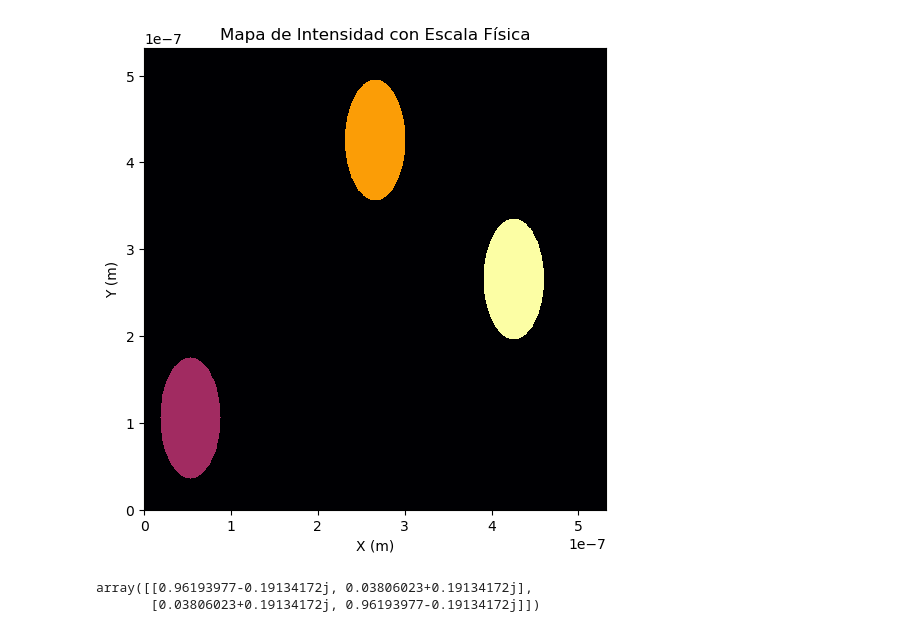
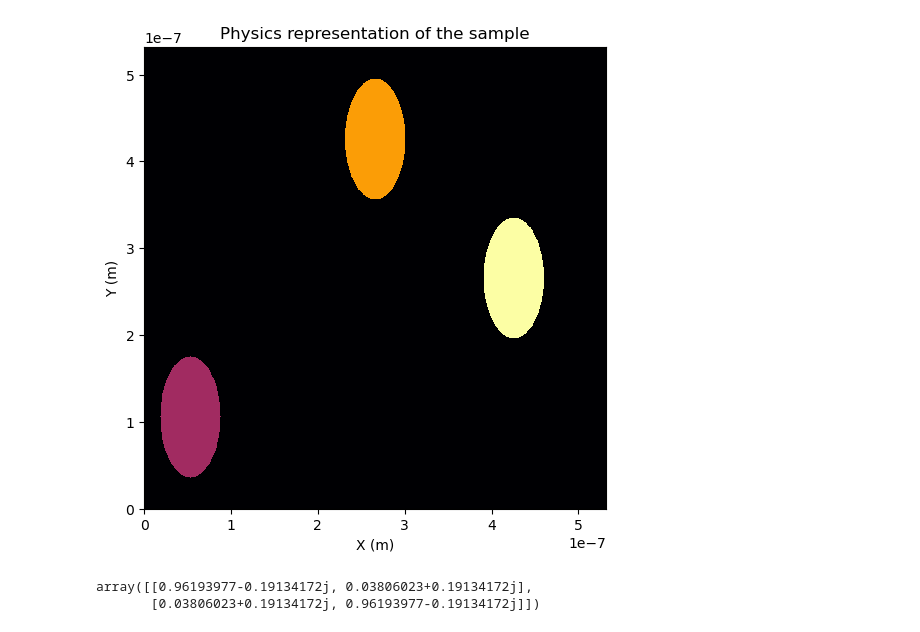
Before and after one commit to Aguiario/Polarimetric_Interferomerty, a Jupyter notebook: pixels.ipynb, the cells around one changed output. Cells and saved outputs as stored; diff of their text form; code cells hidden in the pictures.

```diff
--- a/pixels.ipynb
+++ b/pixels.ipynb
@@ -47,35 +47,35 @@ intensity_values = [100, 180, 230]  # Valores entre 0 y 255
 globulo_matrices = [
     pi.jones_matrix(delta_chi, np.pi/2),        # Glóbulo 1
     pi.jones_matrix(delta_chi/3, np.pi/3),  # Glóbulo 2
     pi.jones_matrix(delta_chi/8, np.pi/4)   # Glóbulo 3
 ]
 
 # Generar los glóbulos rojos con intensidades y matrices definidas
 for (center_x, center_y), intensity_value, globulo_matrix in zip(fixed_positions, intensity_values, globulo_matrices):
     y, x = np.ogrid[:y_size, :x_size]
     mask = (x - center_x)**2 + (y - center_y)**2 <= (diameter_pixels // 2) ** 2
     sample_image[mask] = intensity_value  # Asignar intensidad en la imagen
     sample[mask, :, :] = globulo_matrix  # Asignar la matriz específica en sample
 
 # Función para convertir píxeles a metros
 def pixel_to_meter(x_pixel, y_pixel):
     x_meter = x_pixel * x_scale
     y_meter = y_pixel * y_scale
     return x_meter, y_meter
 
 # Convertir posiciones de píxeles a metros
 physical_positions = [pixel_to_meter(x, y) for x, y in fixed_positions]
 
 # Graficar el mapa de intensidad con escala en metros (sample_image)
 plt.figure(figsize=(6, 6))
 extent = [0, x_size * x_scale, 0, y_size * y_scale]  # Extender en unidades físicas
 plt.imshow(sample_image, cmap='inferno', interpolation='nearest', extent=extent)
-plt.title('Mapa de Intensidad con Escala Física')
+plt.title('Physics representation of the sample')
 plt.xlabel('X (m)')
 plt.ylabel('Y (m)')
 plt.show()
 # %% [output]
-[figure, old version]
+[figure, new version]
 # %%
 # Definir la matriz objetivo
 target_matrix = globulo_matrices[2]
```
Also changed, not shown: parts of 3 cells of this notebook, 2 other files.
